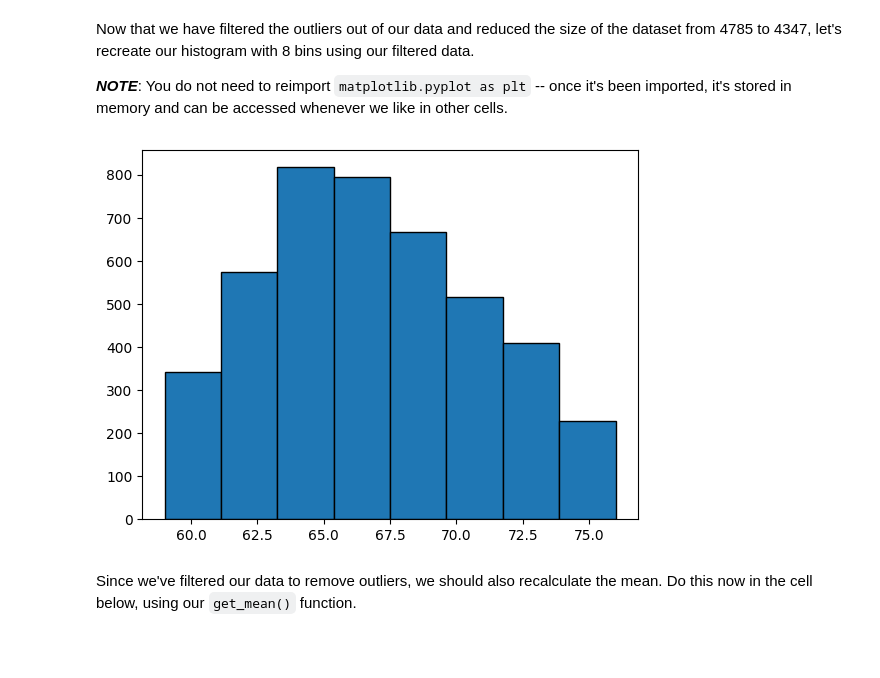
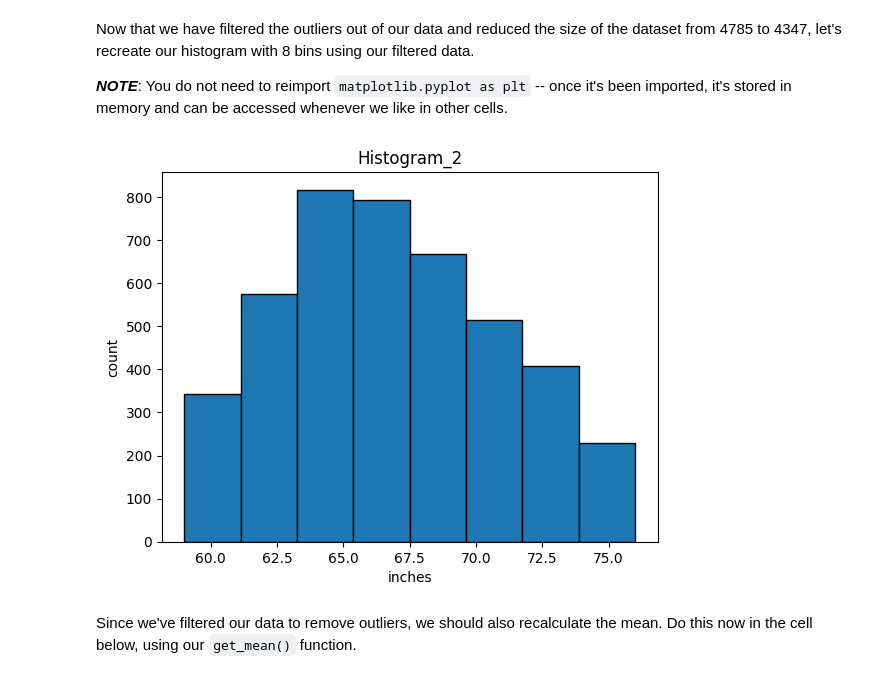
Before and after one commit to ian-moire/dsc-implementing-statistics-with-functions-lab, a Jupyter notebook: index.ipynb, the cells around one changed output. Saved outputs shown, nothing was run; the diff lists cells and outputs as text; code cells hidden in the pictures; blank space fills up the shorter version.

```diff
--- a/index.ipynb
+++ b/index.ipynb
@@ -31,0 +31,5 @@ In the cells below:
+# %%
+import pandas as pd
+df = pd.read_csv('nhis.csv')
+# height = list(df['height'])
+df.head()
@@ -31,0 +61,4 @@ In the cells below:
+# %%
+df['height']
+list(df['height'])
+height = list(df['height'])
@@ -120,9 +203,9 @@ def filter_height_outliers(data):
     filtered_data = []
 
     # Perform filtering here
-    for value in data:
-        if value < 80:
-            filtered_data.append(value)
+    for height in data:
+        if height < 80:
+            filtered_data.append(height)
 
     return filtered_data
 
@@ -147,9 +230,12 @@ Now that we have filtered the outliers out of our data and reduced the size of t
 # %%
 # Replace None with appropriate code
 # A histogram should display below
-plt.hist(filtered_height, bins=8, edgecolor='black');
+plt.hist(filtered_height, bins=8, edgecolor='black')
+plt.xlabel('inches')
+plt.ylabel('count')
+plt.title('Histogram_2');
 # %% [output]
-[figure, old version]
+[figure, new version]
 # %% [markdown]
 Since we've filtered our data to remove outliers, we should also recalculate the mean.  Do this now in the cell below, using our `get_mean()` function.
 # %%
```
Also changed, not shown: parts of 12 cells of this notebook.
